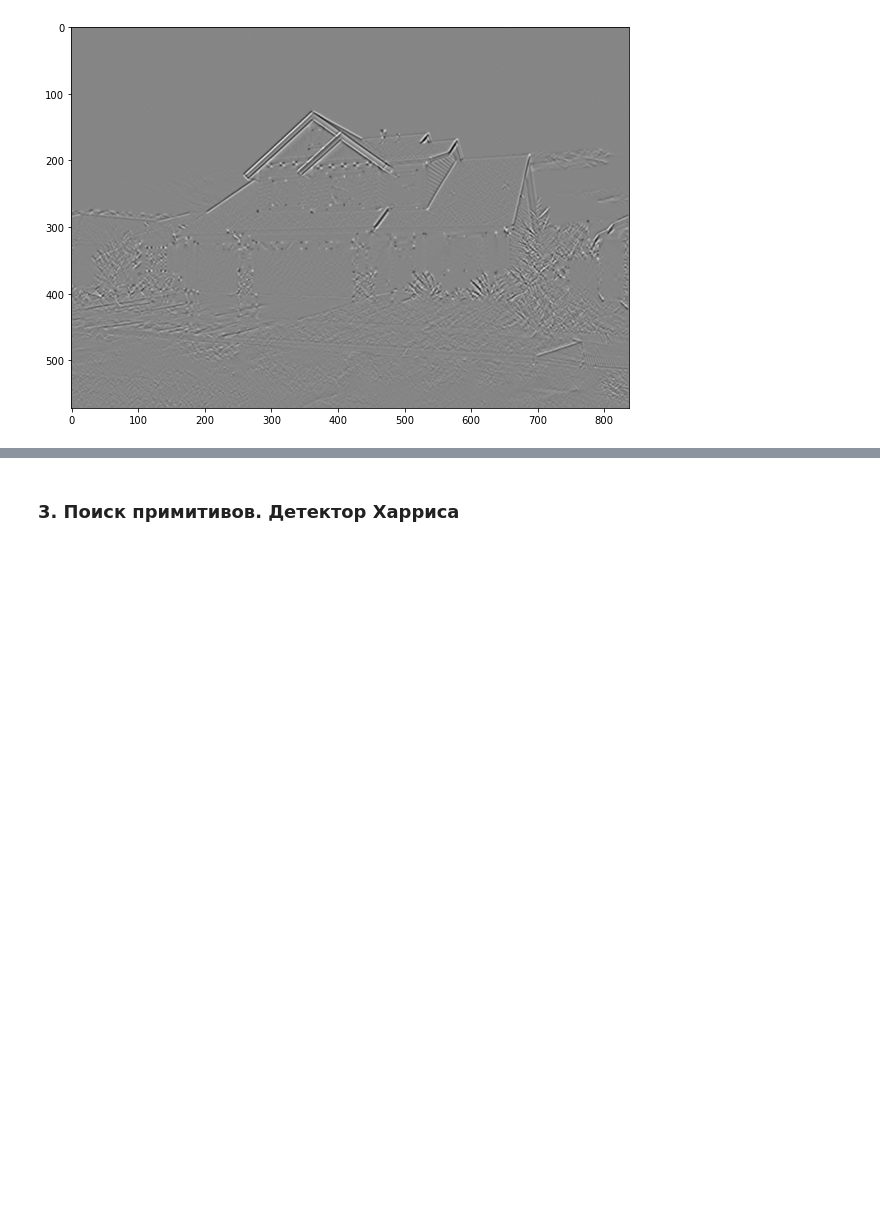
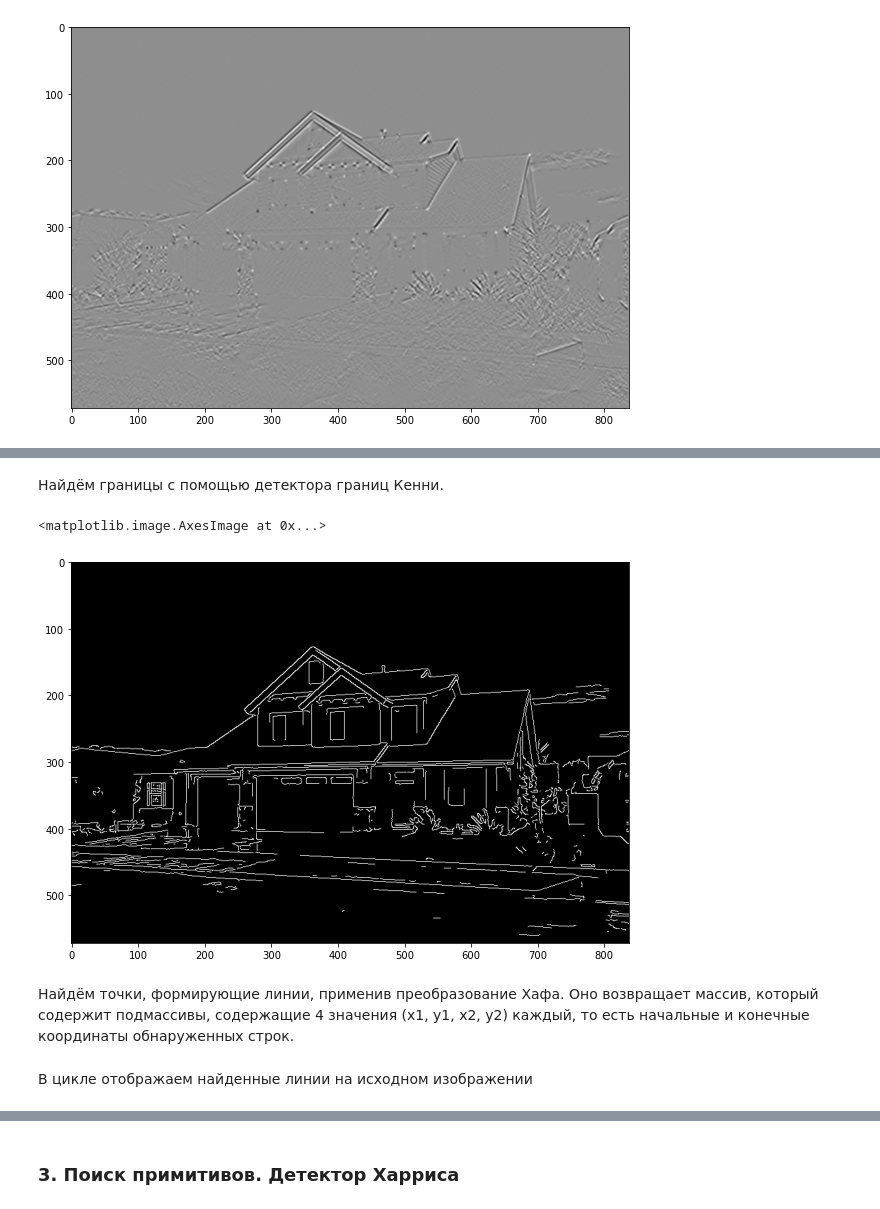
Before and after one commit to mfedoriv/image-processing, a Jupyter notebook: Image_processing.ipynb, the cells around one changed output, grey strips where cells are left out. Drawn from its saved outputs; the diff is of its cells as text; code cells hidden in the pictures; blank space fills up the shorter version.

```diff
--- a/Image_processing.ipynb
+++ b/Image_processing.ipynb
@@ -61,7 +61,7 @@ plt.imshow(img_gray, cmap='gray')
 # %% [markdown]
 Удаляем шум с помощью фильтра Гаусса
 # %%
-img_blur = cv2.GaussianBlur(img_gray, (3,3), 0)
+img_blur = cv2.GaussianBlur(img_gray, (5,5), 0)
 # %%
 plt.figure(figsize = (10,10))
 plt.imshow(img_blur, cmap='gray')
@@ -114,0 +125,12 @@ plt.imshow(sobelxy, cmap='gray')
+# %% [markdown]
+Найдём границы с помощью детектора границ Кенни.
+# %%
+edges = cv2.Canny(img_blur, 150, 200)
+# %%
+plt.figure(figsize = (10,10))
+plt.imshow(edges, cmap='gray')
+# %% [output]
+<matplotlib.image.AxesImage at 0x...>
+[figure, added]
+# %% [markdown]
+Найдём точки, формирующие линии, применив преобразование Хафа. Оно возвращает массив, который содержит подмассивы, содержащие 4 значения (x1, y1, x2, y2) каждый, то есть начальные и конечные координаты обнаруженных строк.
@@ -114,0 +141,2 @@ plt.imshow(sobelxy, cmap='gray')
+# %% [markdown]
+В цикле отображаем найденные линии на исходном изображении
```
Also changed, not shown: parts of 20 cells of this notebook.
